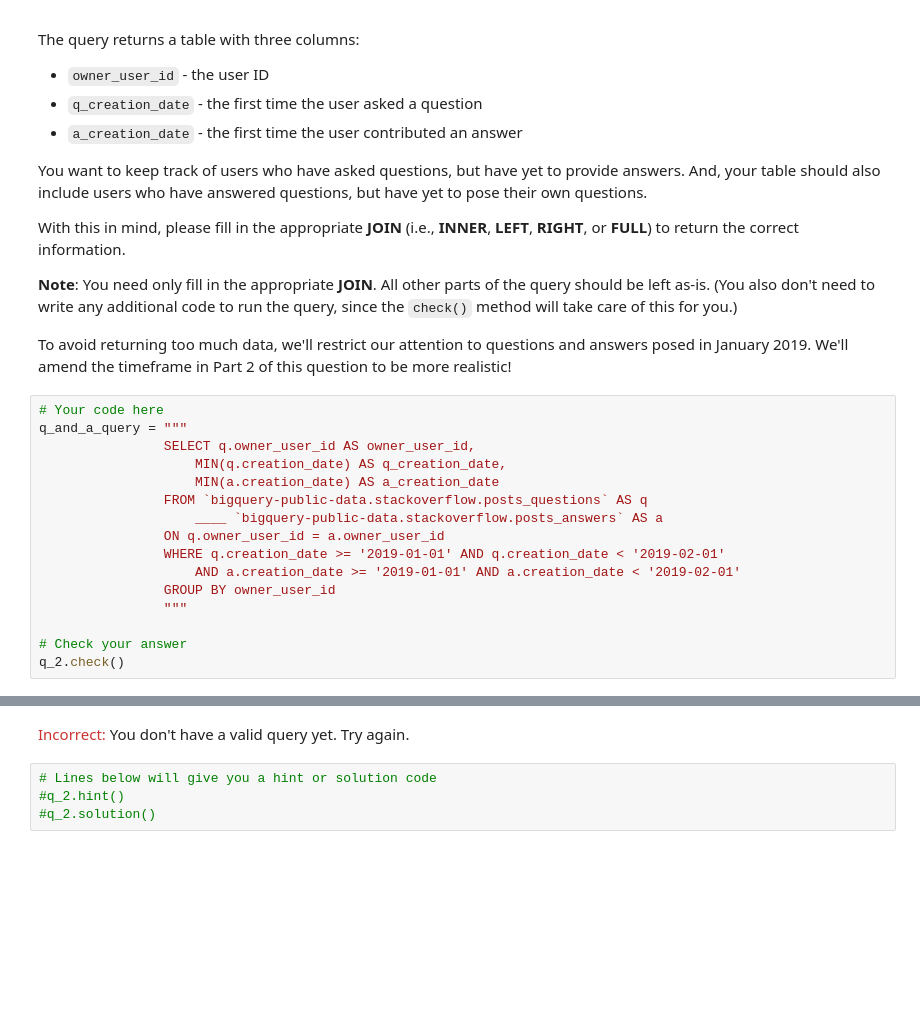
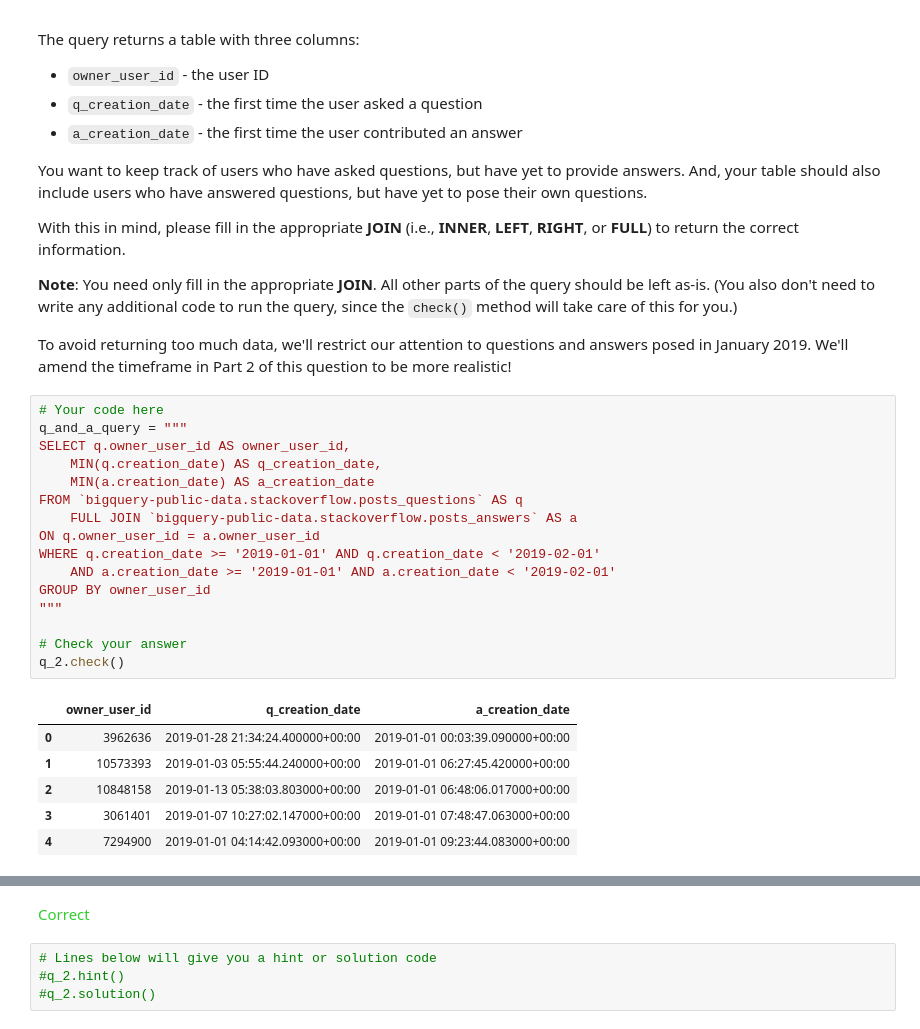
Before and after one commit to Delean-Mafra/faculdade, a Jupyter notebook: kaggle/JOINs_and_UNIONs.ipynb, the cells around one changed output, grey strips where cells are left out. Saved outputs shown, nothing was run; the diff lists cells and outputs as text; blank space fills up the shorter version.

Commit message:
Kaggle Notebook | Exercise: JOINs and UNIONs | Version 1

```diff
--- a/kaggle/JOINs_and_UNIONs.ipynb
+++ b/kaggle/JOINs_and_UNIONs.ipynb
@@ -168,22 +168,28 @@ To avoid returning too much data, we'll restrict our attention to questions and
 # %%
 # Your code here
 q_and_a_query = """
-                SELECT q.owner_user_id AS owner_user_id,
-                    MIN(q.creation_date) AS q_creation_date,
-                    MIN(a.creation_date) AS a_creation_date
-                FROM `bigquery-public-data.stackoverflow.posts_questions` AS q
-                    ____ `bigquery-public-data.stackoverflow.posts_answers` AS a
-                ON q.owner_user_id = a.owner_user_id
-                WHERE q.creation_date >= '2019-01-01' AND q.creation_date < '2019-02-01'
-                    AND a.creation_date >= '2019-01-01' AND a.creation_date < '2019-02-01'
-                GROUP BY owner_user_id
-                """
+SELECT q.owner_user_id AS owner_user_id,
+    MIN(q.creation_date) AS q_creation_date,
+    MIN(a.creation_date) AS a_creation_date
+FROM `bigquery-public-data.stackoverflow.posts_questions` AS q
+    FULL JOIN `bigquery-public-data.stackoverflow.posts_answers` AS a
+ON q.owner_user_id = a.owner_user_id
+WHERE q.creation_date >= '2019-01-01' AND q.creation_date < '2019-02-01'
+    AND a.creation_date >= '2019-01-01' AND a.creation_date < '2019-02-01'
+GROUP BY owner_user_id
+"""
 
 # Check your answer
 q_2.check()
 # %% [output]
+|  | owner_user_id | q_creation_date | a_creation_date |
+| 0 | 3962636 | 2019-01-28 21:34:24.400000+00:00 | 2019-01-01 00:03:39.090000+00:00 |
+| 1 | 10573393 | 2019-01-03 05:55:44.240000+00:00 | 2019-01-01 06:27:45.420000+00:00 |
+| 2 | 10848158 | 2019-01-13 05:38:03.803000+00:00 | 2019-01-01 06:48:06.017000+00:00 |
+| 3 | 3061401 | 2019-01-07 10:27:02.147000+00:00 | 2019-01-01 07:48:47.063000+00:00 |
+| 4 | 7294900 | 2019-01-01 04:14:42.093000+00:00 | 2019-01-01 09:23:44.083000+00:00 |
 [interactive output not drawn]
-<span style="color:#cc3333">Incorrect:</span> You don't have a valid query yet.  Try again.
+<span style="color:#33cc33">Correct</span>
 # %%
 # Lines below will give you a hint or solution code
 #q_2.hint()
```
